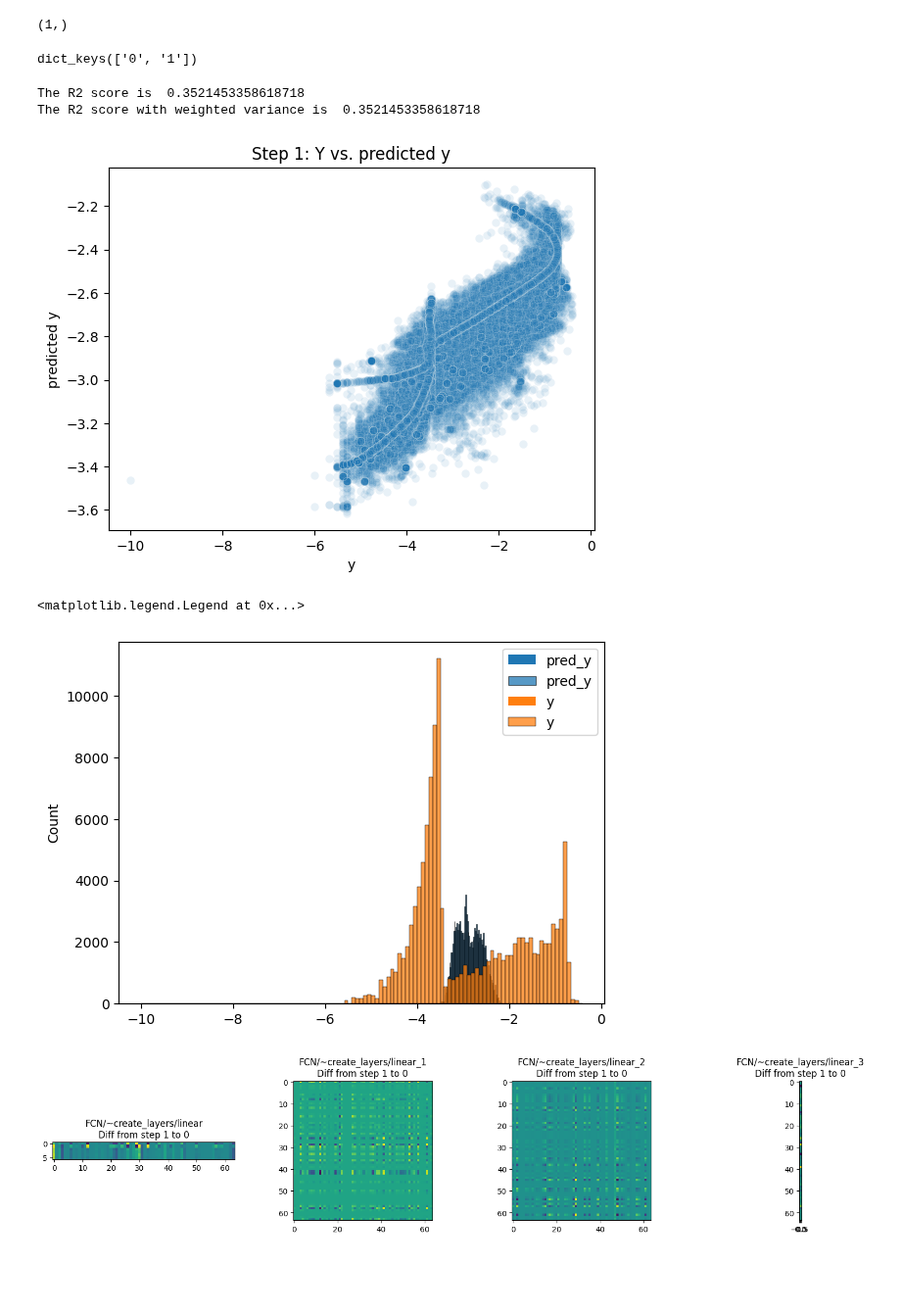
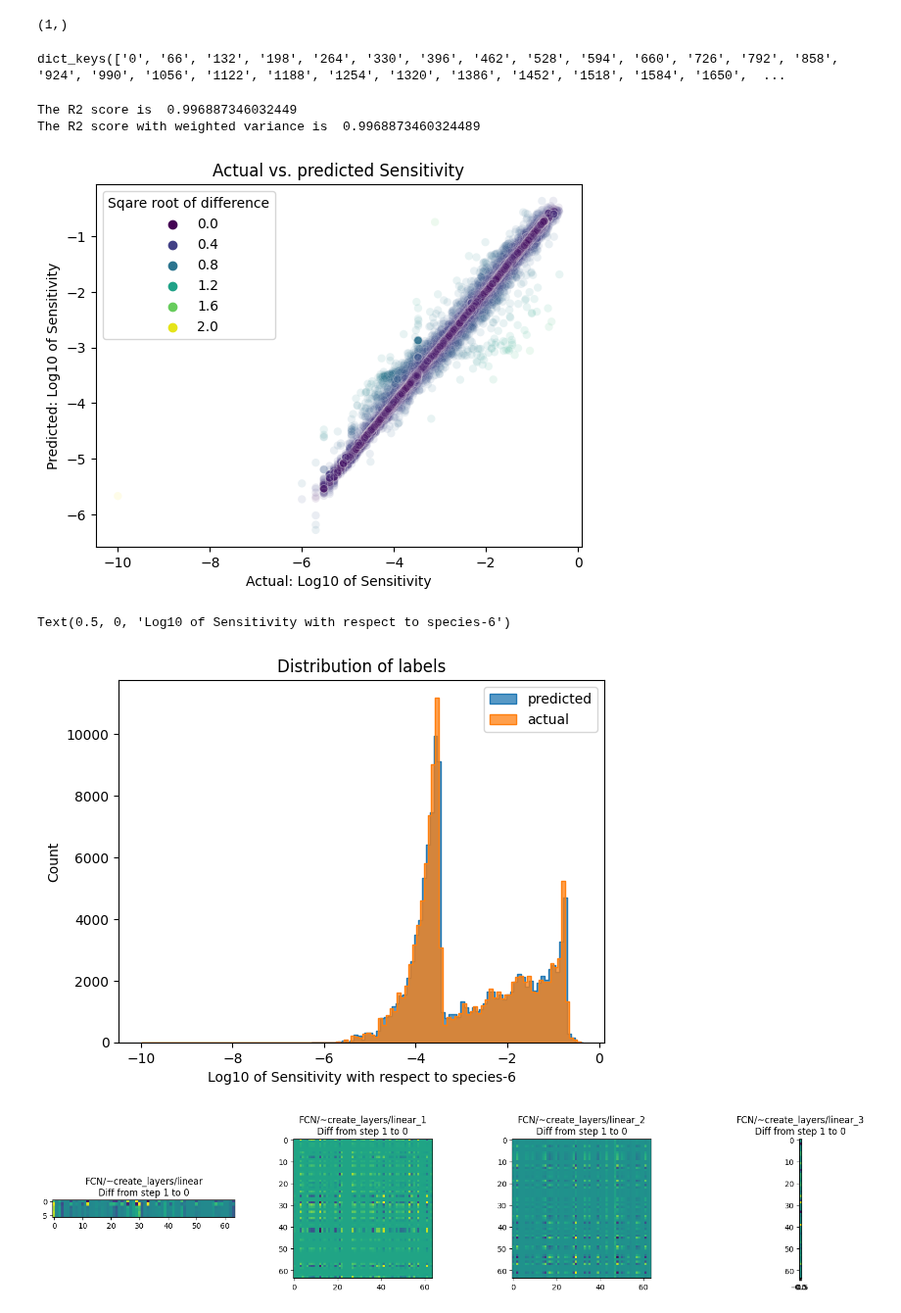
Before and after one commit to olive004/EvoScaper, a Jupyter notebook: notebooks/02_simple_mlp.ipynb, the cells around one changed output. Shown at 98% size. Saved outputs shown, nothing was run; the diff lists cells and outputs as text; code cells hidden in the pictures; blank space fills up the shorter version.

```diff
--- a/notebooks/02_simple_mlp.ipynb
+++ b/notebooks/02_simple_mlp.ipynb
@@ -84,12 +81,12 @@ MAX_TOTAL_DS = TOTAL_DS
 train_split_perc = 0.8
 TRAIN_SPLIT = int(train_split_perc * TOTAL_DS)
 TEST_SPLIT = TOTAL_DS - TRAIN_SPLIT
-LEARNING_RATE = 1e-4
+LEARNING_RATE = 5e-4
 LEARNING_RATE_SCHED = 'cosine_decay'
 # LEARNING_RATE_SCHED = 'constant'
 WARMUP_EPOCHS = 20
 L2_REG_ALPHA = 0.01
-EPOCHS = 1000
+EPOCHS = 2000
 PRINT_EVERY = EPOCHS // 30
 SEED = 1
 INPUT_SPECIES = 'RNA_1'
@@ -468,7 +465,8 @@ write_json(saves, out_path=save_path)
 # saves_loaded = load_json_as_dict('saves')
 # saves_loaded = load_json_as_dict('saves_20231016')
 # saves_loaded = load_json_as_dict('saves_20231019')
-saves_loaded = load_json_as_dict(save_path)
+saves_loaded = load_json_as_dict('saves_best_2023_11_01__00_35_39')
+# saves_loaded = load_json_as_dict(save_path)
 
 
 def arrayise(d):
@@ -484,7 +482,7 @@ p = saves_loaded[str(step)]['params']
 p = arrayise(p)
 
 i = 0
-pred_y = model.apply(p, rng, x[i], call_kwargs={'inference': True})
+pred_y = model.apply(p, rng, x[i], call_kwargs={'inference': True, 'logging': False})
 
 pred_y.shape
 # %% [output]
@@ -495,20 +493,22 @@ if USE_CATEGORICAL:
     pred_y = jnp.argmax(pred_y, axis=1)
 saves_loaded.keys()
 # %% [output]
-dict_keys(['0', '1'])
+dict_keys(['0', '66', '132', '198', '264', '330', '396', '462', '528', '594', '660', '726', '792', '858', '924', '990', '1056', '1122', '1188', '1254', '1320', '1386', '1452', '1518', '1584', '1650',  ...
 # %%
-sns.scatterplot(x=y.flatten(), y=pred_y.flatten(), alpha=0.1)
-plt.title(f'Step {step}: Y vs. predicted y')
-plt.xlabel('y')
-plt.ylabel('predicted y')
+g = sns.scatterplot(x=y.flatten(), y=pred_y.flatten(), alpha=0.1, hue=np.sqrt(np.abs(pred_y.flatten() - y.flatten())), palette='viridis')
+g.legend_.set_title('Sqare root of difference')
+plt.title(f'Actual vs. predicted ' + prettify_keys_for_label(target_circ_func).split(' with')[0])
+plt.xlabel('Actual: Log10 of ' + prettify_keys_for_label(target_circ_func).split(' with')[0])
+plt.ylabel('Predicted: Log10 of ' + prettify_keys_for_label(target_circ_func).split(' with')[0])
+# plt.legend(title='')
 
 print('The R2 score is ', r2_score(y, pred_y))
 print('The R2 score with weighted variance is ', r2_score(
     y, pred_y, multioutput='variance_weighted'))
 # %% [output]
-The R2 score is  0.3521453358618718
-The R2 score with weighted variance is  0.3521453358618718
+The R2 score is  0.996887346032449
+The R2 score with weighted variance is  0.9968873460324489
-[figure, old version]
+[figure, new version]
 # %%
 
 
@@ -529,12 +529,15 @@ The R2 score with weighted variance is  0.3521453358618718
 #     plt.ylabel('predicted y')
 # %%
 
-sns.histplot(pred_y.flatten(), label='pred_y')
-sns.histplot(y, label='y')
+sns.histplot(pred_y.flatten(), label='predicted', element='step')
+sns.histplot(y, label='actual', element='step')
 plt.legend()
+
+plt.title('Distribution of labels')
+plt.xlabel('Log10 of ' + prettify_keys_for_label(target_circ_func))
 # %% [output]
-<matplotlib.legend.Legend at 0x...>
+Text(0.5, 0, 'Log10 of Sensitivity with respect to species-6')
-[figure, old version]
+[figure, new version]
 # %%
 
 rows = len(saves_loaded.keys())
```
Also changed, not shown: parts of 1 cell of this notebook, 3 other files.
